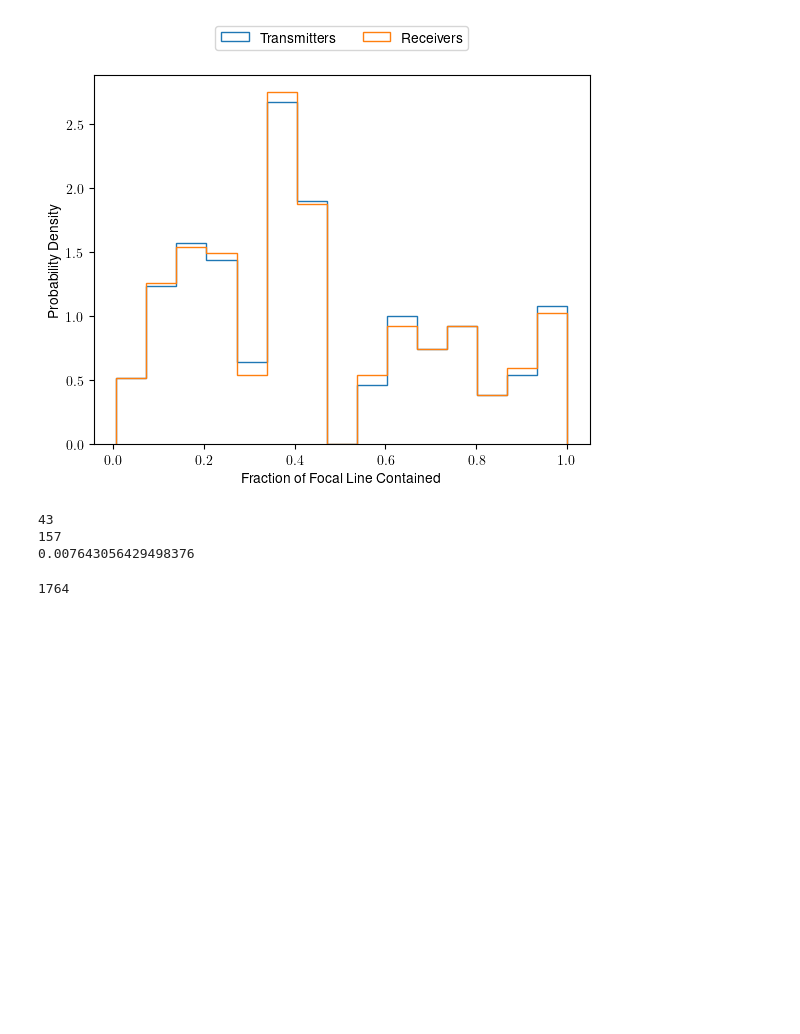
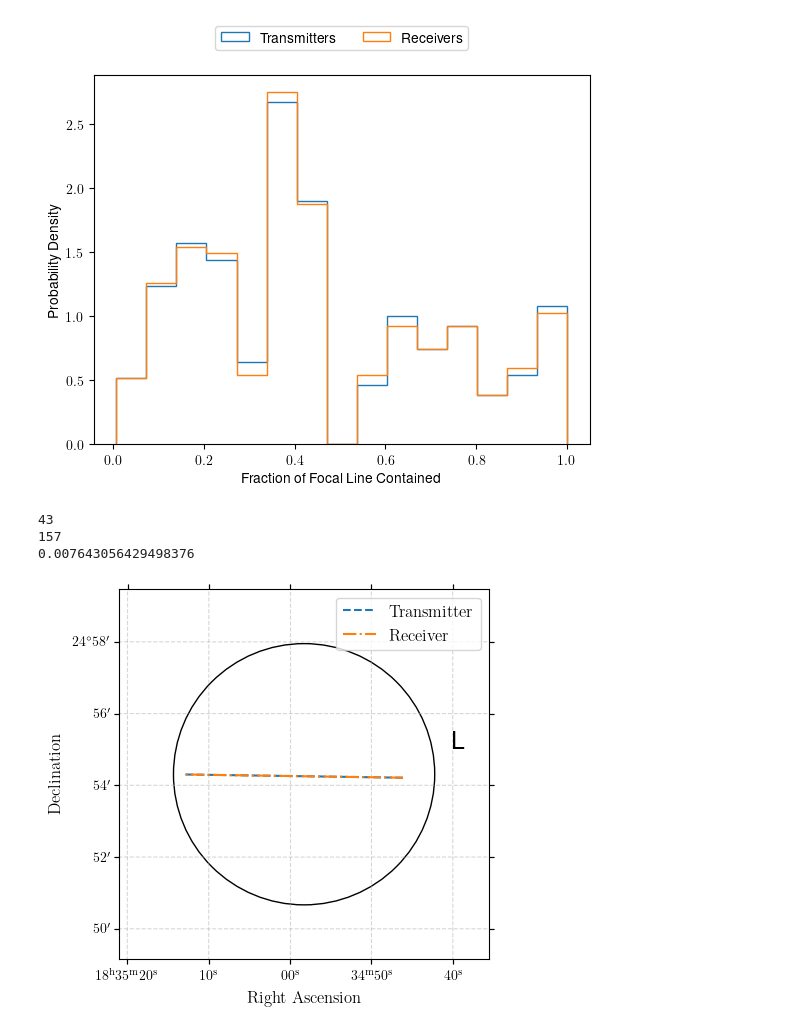
Before and after one commit to palumbom/seti-fortuitous-obs, a Jupyter notebook: parse_observations.ipynb, the cells around one changed output. Saved outputs shown, nothing was run; the diff lists cells and outputs as text; code cells hidden in the pictures; blank space fills up the shorter version.

```diff
--- a/parse_observations.ipynb
+++ b/parse_observations.ipynb
@@ -354,6 +357,8 @@ print(frac_contained_rec[157])
 157
 0.007643056429498376
 # %%
-len(frac_contained_trans)
+# plot the observation with largest fraction contained
+idx = np.argmax(frac_contained_trans)
+plot_probe_focal_lines(idx)
 # %% [output]
-1764
+[figure, added]
```
Also changed, not shown: parts of 7 cells of this notebook.
